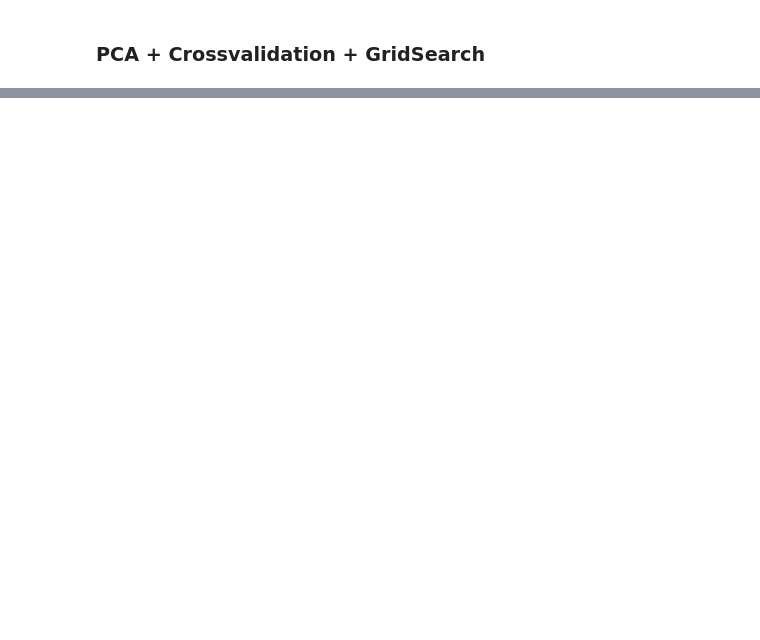
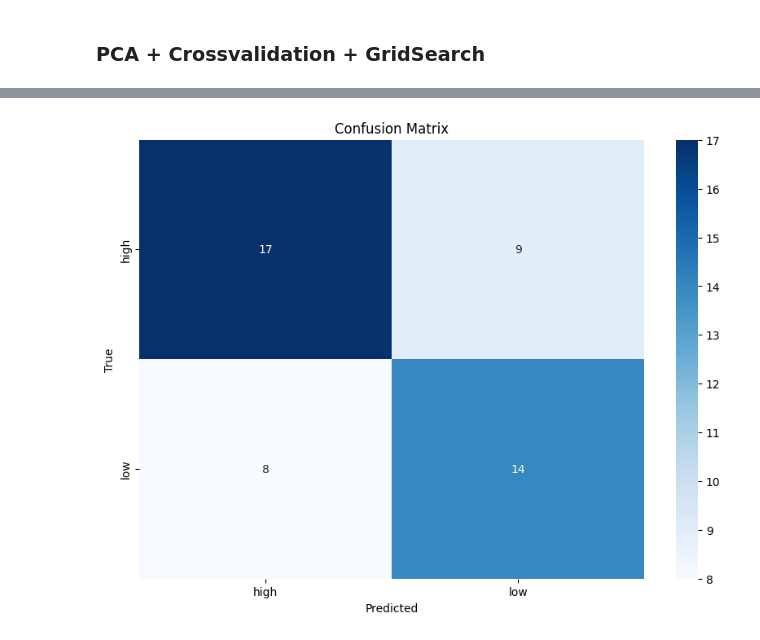
Before and after one commit to Dezarti/nodulos_tiroideos, a Jupyter notebook: 3_modelos_simples.ipynb, the cells around one changed output, grey strips where cells are left out. Cells and saved outputs as stored; diff of their text form; code cells hidden in the pictures; blank space fills up the shorter version.

```diff
--- a/3_modelos_simples.ipynb
+++ b/3_modelos_simples.ipynb
@@ -339,0 +512,97 @@ Mejor puntuación de validación cruzada: 0.6568067226890757
+# %%
+import os
+import cv2
+import numpy as np
+import matplotlib.pyplot as plt
+import seaborn as sns
+from sklearn.naive_bayes import GaussianNB
+from sklearn.model_selection import train_test_split, GridSearchCV
+from sklearn.metrics import classification_report, accuracy_score, confusion_matrix
+from sklearn.manifold import TSNE
+
+# Ruta relativa a la carpeta que contiene las imágenes organizadas por etiquetas
+data_dir = "db_unal/organized/images/cropped"
+categories = ['high', 'low']
+
+# Listas para almacenar los datos de las imágenes y sus etiquetas
+data = []
+labels = []
+
+# Cargar las imágenes y las etiquetas desde las carpetas
+for category in categories:
+    path = os.path.join(data_dir, category)
+    for img in os.listdir(path):
+        img_path = os.path.join(path, img)
+        image = cv2.imread(img_path)
+        if image is not None:
+            # Convertir imagen a escala de grises y redimensionar
+            image = cv2.cvtColor(image, cv2.COLOR_BGR2GRAY)
+            image = cv2.resize(image, (128, 128))
+            # Aplanar la imagen para crear un vector de características
+            flattened_image = image.flatten()
+            data.append(flattened_image)
+            labels.append(category)
+
+# Convertir las listas de datos y etiquetas en arrays de numpy
+data = np.array(data)
+labels = np.array(labels)
+
+# Dividir los datos en conjuntos de entrenamiento y prueba
+X_train, X_test, y_train, y_test = train_test_split(data, labels, test_size=0.2, random_state=42)
+
+# Parámetros para GridSearch
+param_grid = {
+    'var_smoothing': np.logspace(0, -9, num=100)
+}
+
+# Crear el modelo de Naive Bayes
+nb_model = GaussianNB()
+
+# Configuración de GridSearchCV
+grid_search = GridSearchCV(nb_model, param_grid, cv=5, verbose=1, scoring='accuracy')
+
+# Ejecutar GridSearch
+grid_search.fit(X_train, y_train)
+
+# Mejor modelo y parámetros
+print("Mejor modelo:", grid_search.best_estimator_)
+print("Mejor conjunto de parámetros:", grid_search.best_params_)
+print("Mejor puntuación de validación cruzada:", grid_search.best_score_)
+
+# Realizar predicciones con los datos de prueba
+y_pred = grid_search.predict(X_test)
+
+# Evaluar el modelo
+print("Accuracy:", accuracy_score(y_test, y_pred))
+print("Classification Report:\n", classification_report(y_test, y_pred))
+
+# Generar la matriz de confusión
+cm = confusion_matrix(y_test, y_pred)
+cm_labels = categories
+
+# Visualizar la matriz de confusión
+plt.figure(figsize=(10, 7))
+sns.heatmap(cm, annot=True, fmt='d', cmap='Blues', xticklabels=cm_labels, yticklabels=cm_labels)
+plt.xlabel('Predicted')
+plt.ylabel('True')
+plt.title('Confusion Matrix')
+plt.show()
+
+# Reducir la dimensionalidad de los datos para visualización con t-SNE
+tsne = TSNE(n_components=2, random_state=42)
+X_tsne = tsne.fit_transform(data)
+
+# Asignar colores a cada categoría
+colors = {'high': 'red', 'low': 'blue'}
+
+# Visualizar los datos en el espacio t-SNE
+plt.figure(figsize=(10, 7))
+for label in categories:
+    indices = np.where(labels == label)
+    plt.scatter(X_tsne[indices, 0], X_tsne[indices, 1], c=colors[label], label=label, alpha=0.5)
+plt.legend()
+plt.title('t-SNE Visualization of Image Data')
+plt.xlabel('t-SNE Component 1')
+plt.ylabel('t-SNE Component 2')
+plt.show()
+# %% [output]
@@ -339,0 +623 @@ Mejor puntuación de validación cruzada: 0.6568067226890757
+[figure, added]
```
Also changed, not shown: parts of 8 cells of this notebook, 2 other files.
